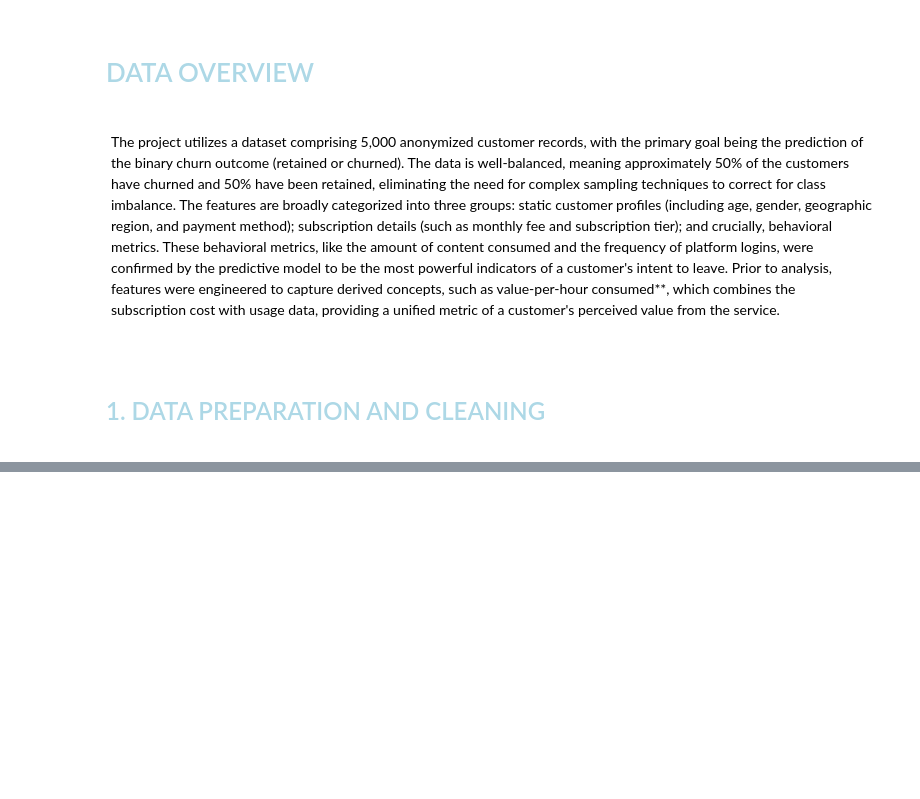
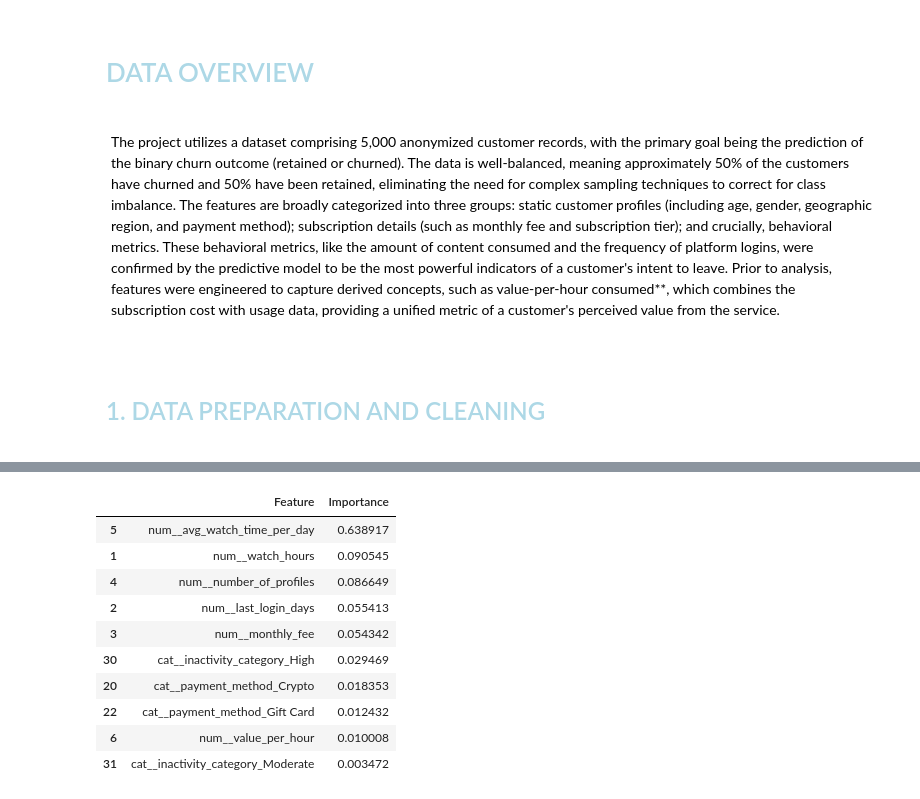
Before and after one commit to kasireddivinay/Netflix-Customer-Churn-Prediction, a Jupyter notebook: notebooks/churn_prediction.ipynb, the cells around one changed output, grey strips where cells are left out. Saved outputs shown, nothing was run; the diff lists cells and outputs as text; code cells hidden in the pictures; blank space fills up the shorter version.

```diff
--- a/notebooks/churn_prediction.ipynb
+++ b/notebooks/churn_prediction.ipynb
@@ -257,0 +211,24 @@ joblib.dump(model, "../models/churn_model.pkl")
+# %%
+import numpy as np
+
+feature_names = best_model.named_steps["preprocessor"].get_feature_names_out()
+importances = best_model.named_steps["model"].feature_importances_
+
+importance_df = pd.DataFrame({
+    "Feature": feature_names,
+    "Importance": importances
+}).sort_values(by="Importance", ascending=False)
+
+importance_df.head(10)
+# %% [output]
+|  | Feature | Importance |
+| 5 | num__avg_watch_time_per_day | 0.638917 |
+| 1 | num__watch_hours | 0.090545 |
+| 4 | num__number_of_profiles | 0.086649 |
+| 2 | num__last_login_days | 0.055413 |
+| 3 | num__monthly_fee | 0.054342 |
+| 30 | cat__inactivity_category_High | 0.029469 |
+| 20 | cat__payment_method_Crypto | 0.018353 |
+| 22 | cat__payment_method_Gift Card | 0.012432 |
+| 6 | num__value_per_hour | 0.010008 |
+| 31 | cat__inactivity_category_Moderate | 0.003472 |
```
Also changed, not shown: parts of 49 cells of this notebook.
